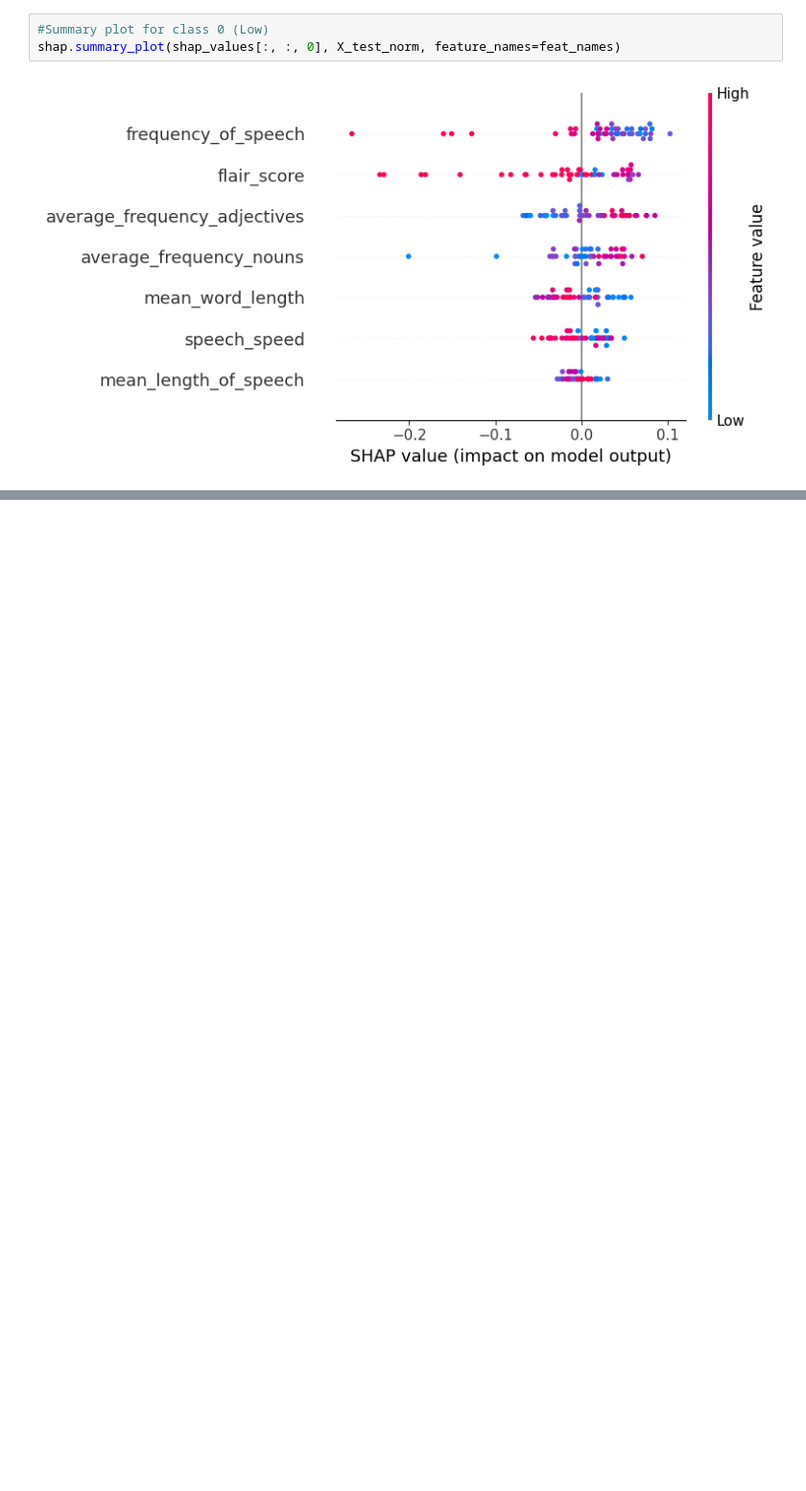
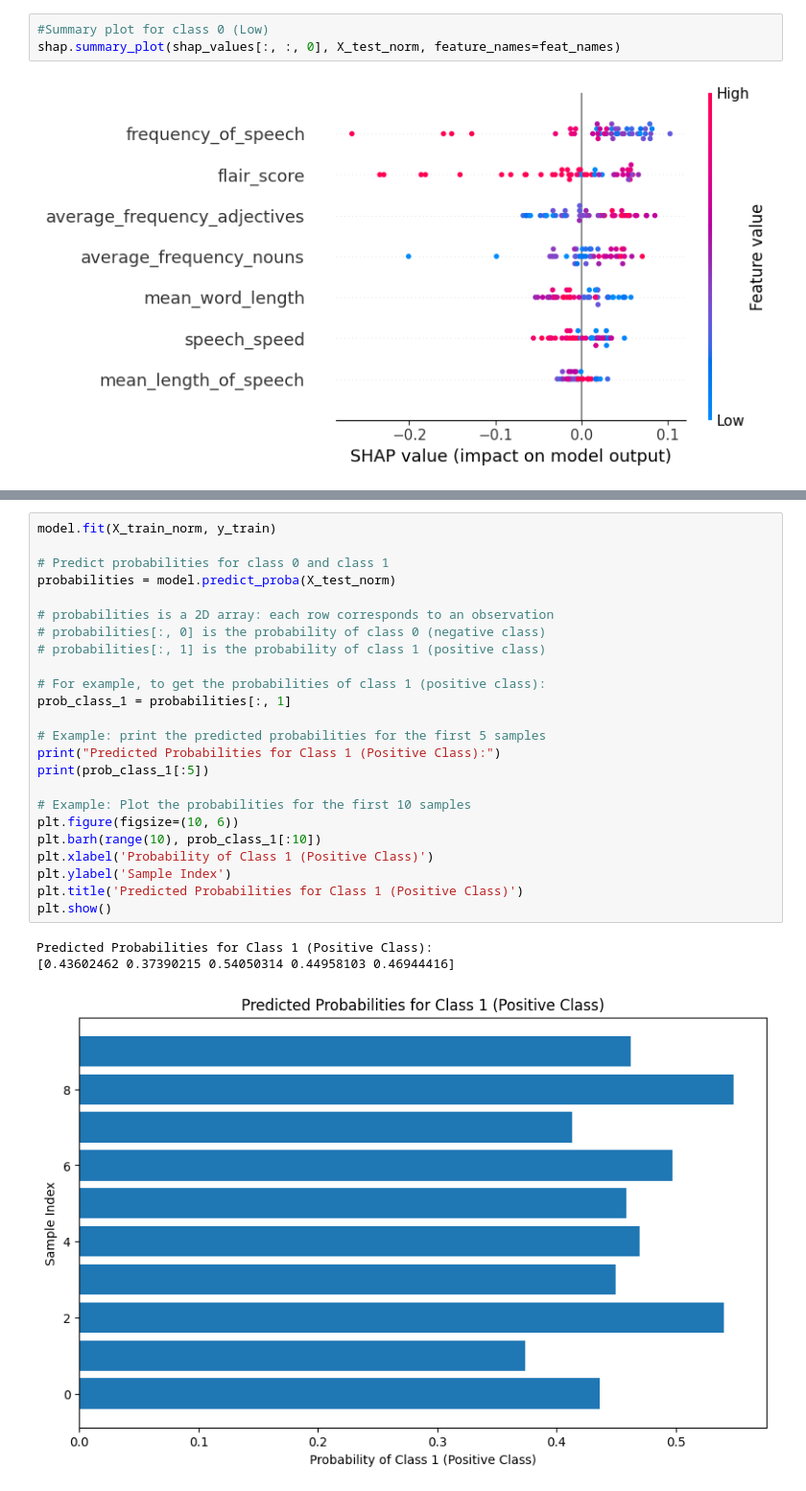
Before and after one commit to sochinghong/SU_project, a Jupyter notebook: simple_classification_v2.ipynb, the cells around one changed output, grey strips where cells are left out. Shown at 96% size. Drawn from its saved outputs; the diff is of its cells as text; blank space fills up the shorter version.

```diff
--- a/simple_classification_v2.ipynb
+++ b/simple_classification_v2.ipynb
@@ -948,0 +1149,28 @@ shap.summary_plot(shap_values[:, :, 0], X_test_norm, feature_names=feat_names)
+# %%
+model.fit(X_train_norm, y_train)
+
+# Predict probabilities for class 0 and class 1
+probabilities = model.predict_proba(X_test_norm)
+
+# probabilities is a 2D array: each row corresponds to an observation
+# probabilities[:, 0] is the probability of class 0 (negative class)
+# probabilities[:, 1] is the probability of class 1 (positive class)
+
+# For example, to get the probabilities of class 1 (positive class):
+prob_class_1 = probabilities[:, 1]
+
+# Example: print the predicted probabilities for the first 5 samples
+print("Predicted Probabilities for Class 1 (Positive Class):")
+print(prob_class_1[:5])
+
+# Example: Plot the probabilities for the first 10 samples
+plt.figure(figsize=(10, 6))
+plt.barh(range(10), prob_class_1[:10])
+plt.xlabel('Probability of Class 1 (Positive Class)')
+plt.ylabel('Sample Index')
+plt.title('Predicted Probabilities for Class 1 (Positive Class)')
+plt.show()
+# %% [output]
+Predicted Probabilities for Class 1 (Positive Class):
+[0.43602462 0.37390215 0.54050314 0.44958103 0.46944416]
+[figure, added]
```
Also changed, not shown: parts of 15 cells of this notebook.
